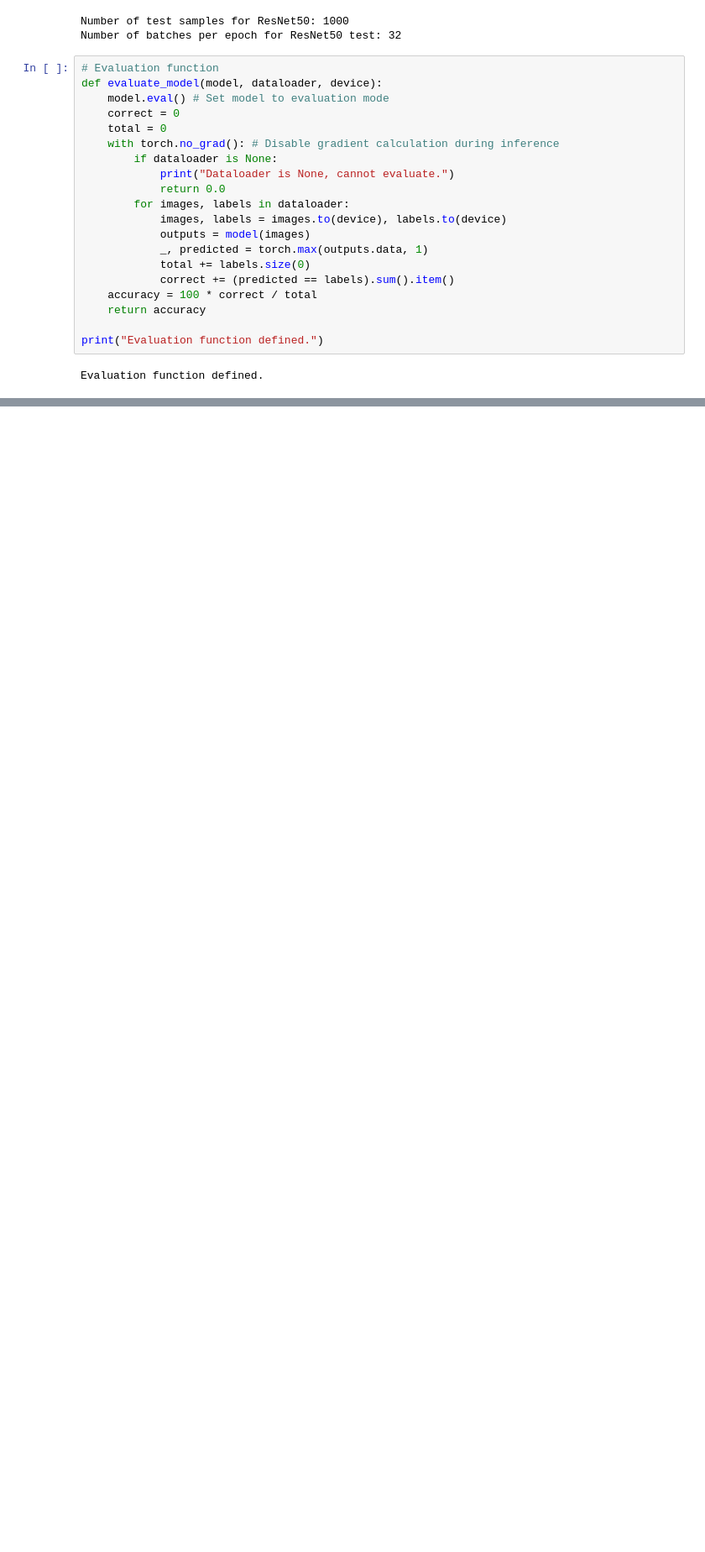
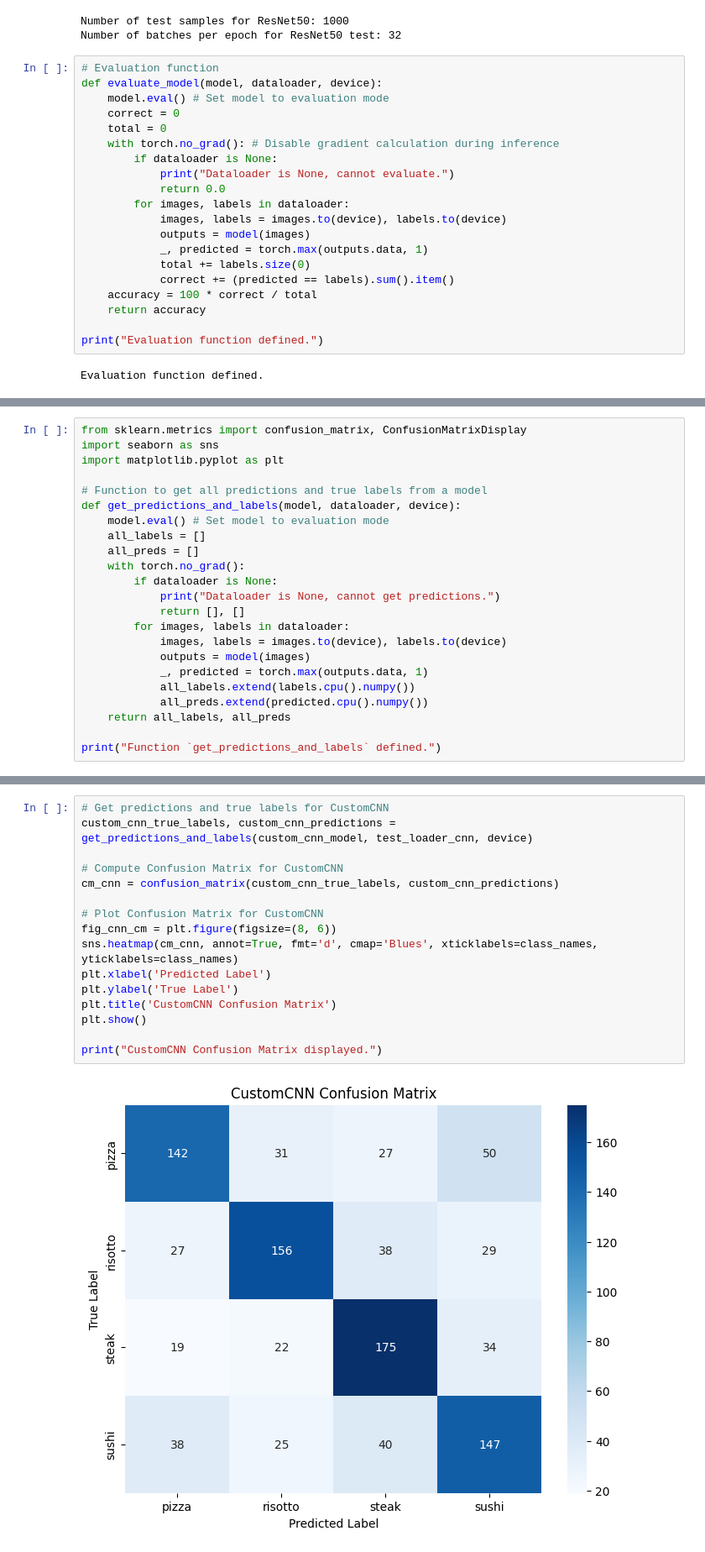
Before and after one commit to sjensen39/CRiSSP, a Jupyter notebook: CRiSSP_Sofie_Sanya.ipynb, the cells around one changed output, grey strips where cells are left out. Shown at 84% size. Saved outputs shown, nothing was run; the diff lists cells and outputs as text; blank space fills up the shorter version.

Commit message:
Added confusion matrices

```diff
--- a/CRiSSP_Sofie_Sanya.ipynb
+++ b/CRiSSP_Sofie_Sanya.ipynb
@@ -608,0 +645,23 @@ ResNet50 Prediction: pizza (Confidence: 0.99)
+# %%
+from sklearn.metrics import confusion_matrix, ConfusionMatrixDisplay
+import seaborn as sns
+import matplotlib.pyplot as plt
+
+# Function to get all predictions and true labels from a model
+def get_predictions_and_labels(model, dataloader, device):
+    model.eval() # Set model to evaluation mode
+    all_labels = []
+    all_preds = []
+    with torch.no_grad():
+        if dataloader is None:
+            print("Dataloader is None, cannot get predictions.")
+            return [], []
+        for images, labels in dataloader:
+            images, labels = images.to(device), labels.to(device)
+            outputs = model(images)
+            _, predicted = torch.max(outputs.data, 1)
+            all_labels.extend(labels.cpu().numpy())
+            all_preds.extend(predicted.cpu().numpy())
+    return all_labels, all_preds
+
+print("Function `get_predictions_and_labels` defined.")
@@ -608,0 +670,18 @@ ResNet50 Prediction: pizza (Confidence: 0.99)
+# %%
+# Get predictions and true labels for CustomCNN
+custom_cnn_true_labels, custom_cnn_predictions = get_predictions_and_labels(custom_cnn_model, test_loader_cnn, device)
+
+# Compute Confusion Matrix for CustomCNN
+cm_cnn = confusion_matrix(custom_cnn_true_labels, custom_cnn_predictions)
+
+# Plot Confusion Matrix for CustomCNN
+fig_cnn_cm = plt.figure(figsize=(8, 6))
+sns.heatmap(cm_cnn, annot=True, fmt='d', cmap='Blues', xticklabels=class_names, yticklabels=class_names)
+plt.xlabel('Predicted Label')
+plt.ylabel('True Label')
+plt.title('CustomCNN Confusion Matrix')
+plt.show()
+
+print("CustomCNN Confusion Matrix displayed.")
+# %% [output]
+[figure, added]
```
Also changed, not shown: parts of 15 cells of this notebook.
